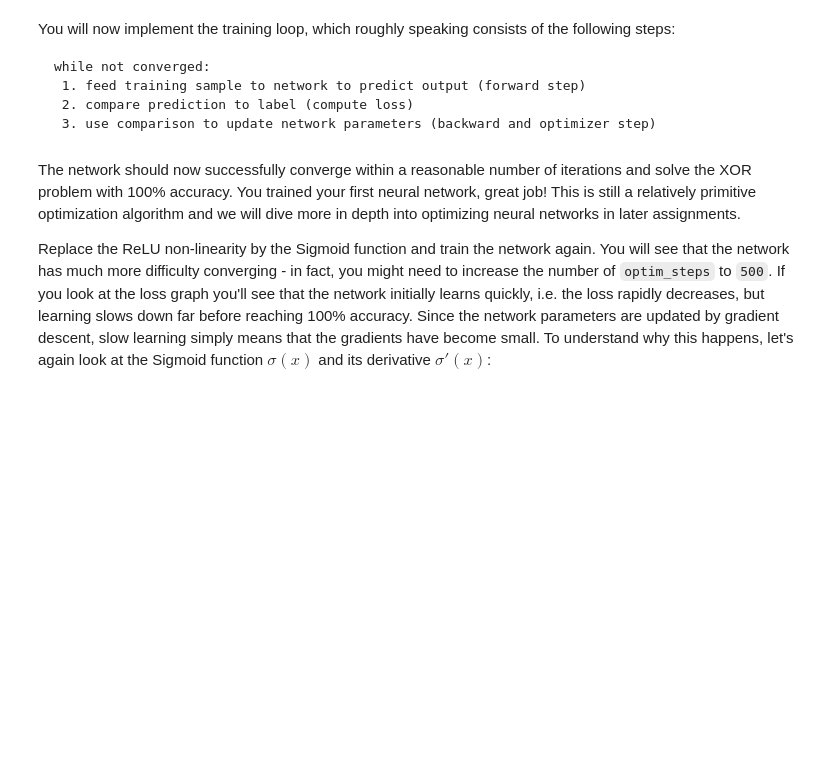
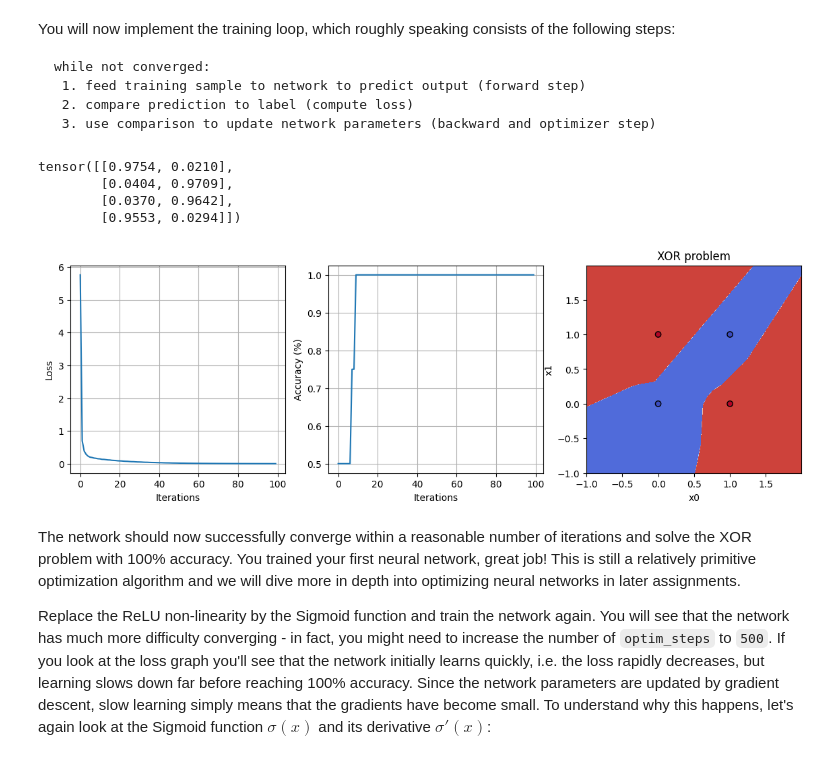
Before and after one commit to nadinekuo/TUD-CS4240-Deep-Learning, a Jupyter notebook: 1.2_Backpropagation.ipynb, the cells around one changed output. Drawn from its saved outputs; the diff is of its cells as text; code cells hidden in the pictures; blank space fills up the shorter version.

```diff
--- a/1.2_Backpropagation.ipynb
+++ b/1.2_Backpropagation.ipynb
@@ -734,7 +785,7 @@ def MSELoss(y_true, y_pred):
     #             TODO: Implement the gradient dL/dy_hat                   #
     ########################################################################
 
-    pass
+    grad = 2 * (y_pred - y_true)    # The initial input to net.backward() is the gradient of the loss w.r.t. the output of the network
 
     ########################################################################
     #                          END OF YOUR CODE                            #
@@ -760,6 +811,7 @@ optim_steps = 100  # network should generally converge within 100 steps
 # Define and initialize layers
 layers = [Linear(in_features, hidden_dim),
           ReLU(),
+          # Sigmoid(),
           Linear(hidden_dim, out_features)]
 
 # Initialize network
@@ -778,7 +830,8 @@ for i in range(optim_steps):
     #                         and append to list.                          #
     ########################################################################
 
-    pass
+    loss, grad = MSELoss(y_xor, y_pred)
+    losses.append(loss)
 
     ########################################################################
     #                          END OF YOUR CODE                            #
@@ -788,36 +841,43 @@ for i in range(optim_steps):
     #            TODO: Perform backward pass and optimizer step.           #
     ########################################################################
 
-    pass
+    net.backward(grad)                      # Sets layer.weight_grad and layer.bias_grad for each layer
+    net.optimizer_step(learning_rate)       # Uses layer.weight_grad and layer.bias_grad to update weights and biases
 
     ########################################################################
     #                          END OF YOUR CODE                            #
     ########################################################################
 
-    # Calculate accuracy of prediction
+    # Calculate accuracy of prediction i.e. proportion of correct predictions
     correct = torch.argmax(y_pred, axis=1) == torch.argmax(y_xor, axis=1)
     accs.append(torch.sum(correct)/len(y_pred))
 
 # Print prediction
 print(y_pred)
 
 # Plot loss and accuracy
 plt.figure(figsize=(14,4))
 plt.subplot(1,3,1)
 plt.xlabel('Iterations')
 plt.ylabel('Loss')
 plt.plot(losses)
 plt.grid()
 
 plt.subplot(1,3,2)
 plt.xlabel('Iterations')
 plt.ylabel('Accuracy (%)')
 plt.plot(accs)
 plt.grid()
 
 # Show decision boundary
 plt.subplot(1,3,3)
 plot(x_xor, y_xor, net)
+# %% [output]
+tensor([[0.9754, 0.0210],
+        [0.0404, 0.9709],
+        [0.0370, 0.9642],
+        [0.9553, 0.0294]])
+[figure, added]
 # %% [markdown]
 The network should now successfully converge within a reasonable number of iterations and solve the XOR problem with 100% accuracy. You trained your first neural network, great job! This is still a relatively primitive optimization algorithm and we will dive more in depth into optimizing neural networks in later assignments.
 
```
Also changed, not shown: parts of 11 cells of this notebook.
